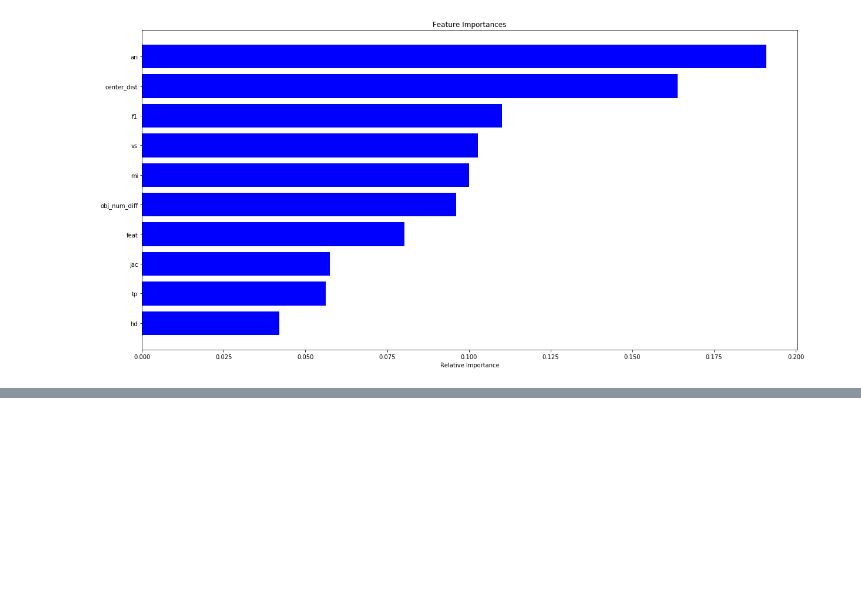
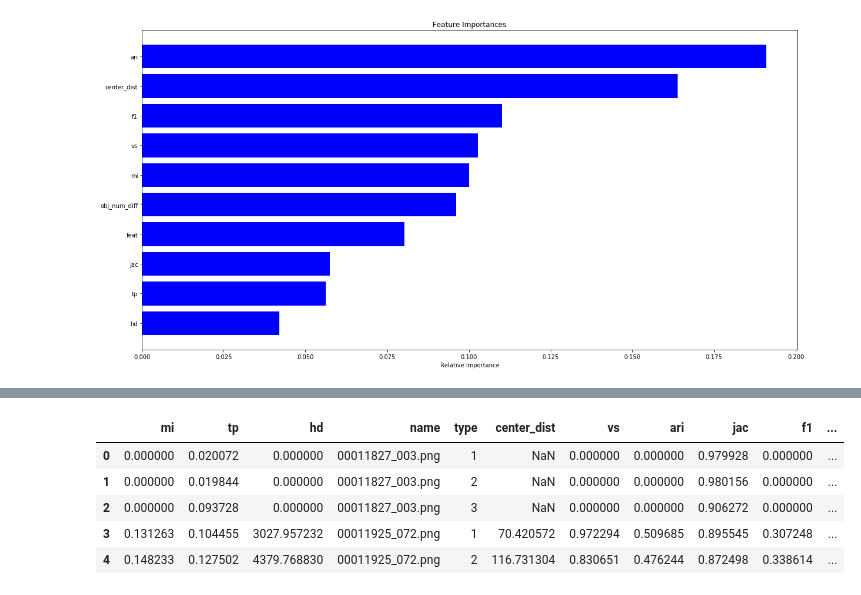
Before and after one commit to Rtut654/med_images, a Jupyter notebook: nonlinear_models.ipynb, the cells around one changed output, grey strips where cells are left out. Saved outputs shown, nothing was run; the diff lists cells and outputs as text; code cells hidden in the pictures; blank space fills up the shorter version.

```diff
--- a/nonlinear_models.ipynb
+++ b/nonlinear_models.ipynb
@@ -118,0 +129,10 @@ plt.show()
+# %%
+test_data = pd.read_parquet('predict_data.parquet')
+test_data.head()
+# %% [output]
+|  | mi | tp | hd | name | type | center_dist | vs | ari | jac | f1 | ... |
+| 0 | 0.000000 | 0.020072 | 0.000000 | 00011827_003.png | 1 | NaN | 0.000000 | 0.000000 | 0.979928 | 0.000000 | ... |
+| 1 | 0.000000 | 0.019844 | 0.000000 | 00011827_003.png | 2 | NaN | 0.000000 | 0.000000 | 0.980156 | 0.000000 | ... |
+| 2 | 0.000000 | 0.093728 | 0.000000 | 00011827_003.png | 3 | NaN | 0.000000 | 0.000000 | 0.906272 | 0.000000 | ... |
+| 3 | 0.131263 | 0.104455 | 3027.957232 | 00011925_072.png | 1 | 70.420572 | 0.972294 | 0.509685 | 0.895545 | 0.307248 | ... |
+| 4 | 0.148233 | 0.127502 | 4379.768830 | 00011925_072.png | 2 | 116.731304 | 0.830651 | 0.476244 | 0.872498 | 0.338614 | ... |
```
Also changed, not shown: parts of 7 cells of this notebook, 4 other files.
